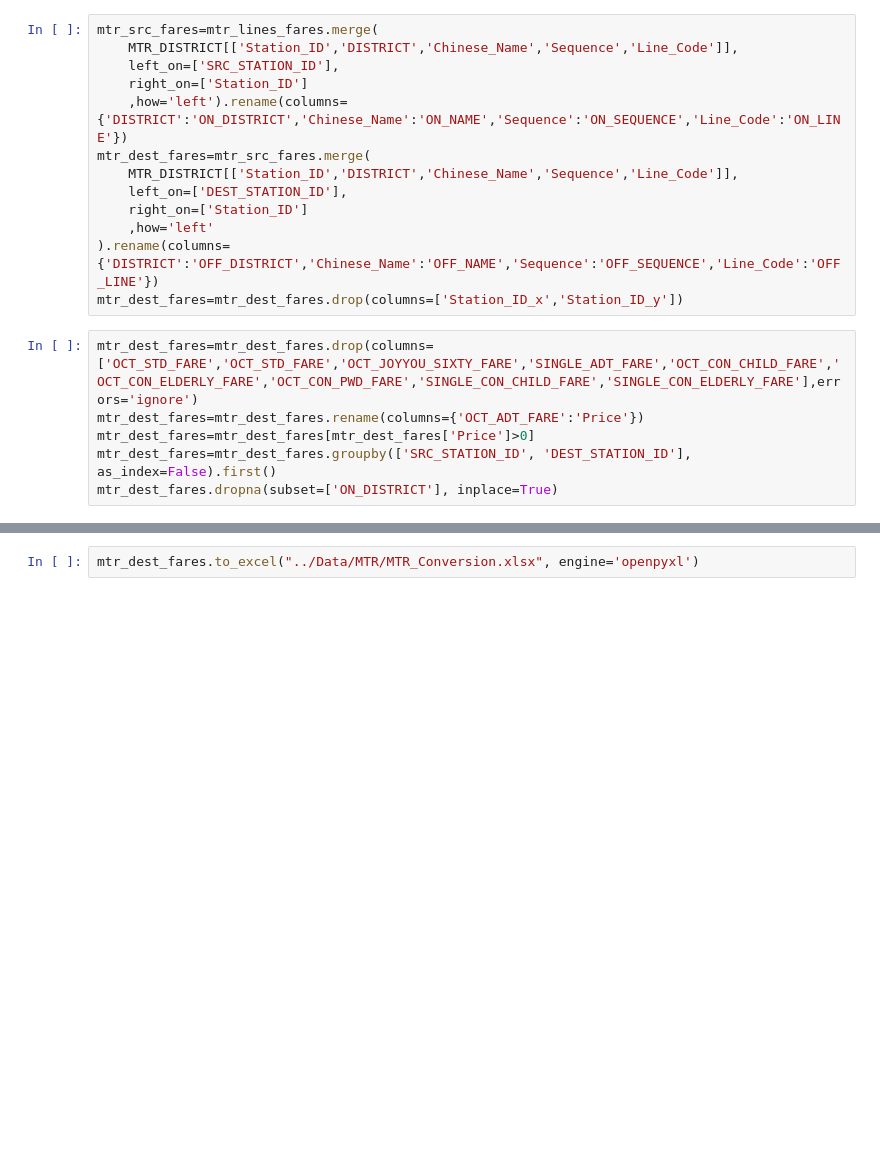
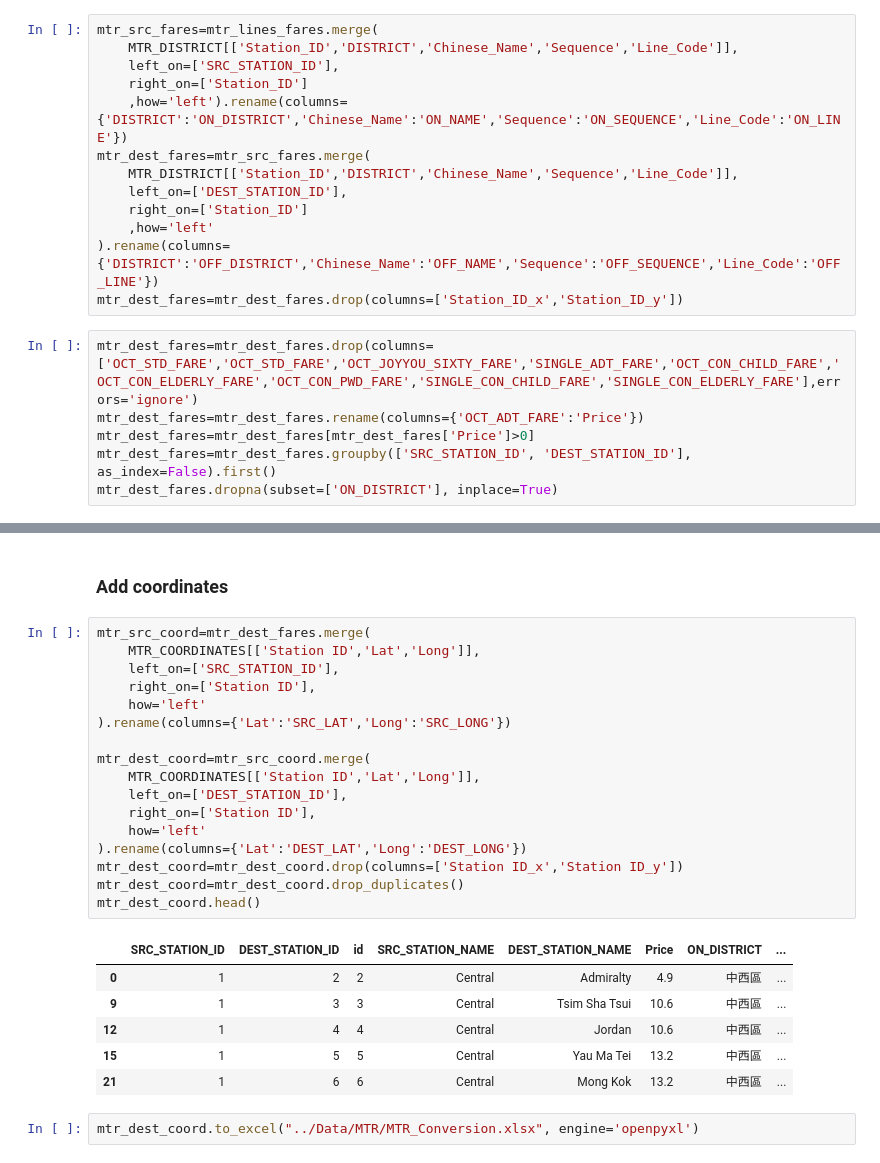
Before and after one commit to feiyiLB/comp3522, a Jupyter notebook: Notebooks/MTR_Conversion.ipynb, the cells around one changed output, grey strips where cells are left out. Saved outputs shown, nothing was run; the diff lists cells and outputs as text; blank space fills up the shorter version.

```diff
--- a/Notebooks/MTR_Conversion.ipynb
+++ b/Notebooks/MTR_Conversion.ipynb
@@ -42,2 +61,28 @@ mtr_dest_fares.dropna(subset=['ON_DISTRICT'], inplace=True)
+# %% [markdown]
+### Add coordinates
+# %%
+mtr_src_coord=mtr_dest_fares.merge(
+    MTR_COORDINATES[['Station ID','Lat','Long']],
+    left_on=['SRC_STATION_ID'],
+    right_on=['Station ID'],
+    how='left'
+).rename(columns={'Lat':'SRC_LAT','Long':'SRC_LONG'})
+
+mtr_dest_coord=mtr_src_coord.merge(
+    MTR_COORDINATES[['Station ID','Lat','Long']],
+    left_on=['DEST_STATION_ID'],
+    right_on=['Station ID'],
+    how='left'
+).rename(columns={'Lat':'DEST_LAT','Long':'DEST_LONG'})
+mtr_dest_coord=mtr_dest_coord.drop(columns=['Station ID_x','Station ID_y'])
+mtr_dest_coord=mtr_dest_coord.drop_duplicates()
+mtr_dest_coord.head()
+# %% [output]
+|  | SRC_STATION_ID | DEST_STATION_ID | id | SRC_STATION_NAME | DEST_STATION_NAME | Price | ON_DISTRICT | ... |
+| 0 | 1 | 2 | 2 | Central | Admiralty | 4.9 | 中西區 | ... |
+| 9 | 1 | 3 | 3 | Central | Tsim Sha Tsui | 10.6 | 中西區 | ... |
+| 12 | 1 | 4 | 4 | Central | Jordan | 10.6 | 中西區 | ... |
+| 15 | 1 | 5 | 5 | Central | Yau Ma Tei | 13.2 | 中西區 | ... |
+| 21 | 1 | 6 | 6 | Central | Mong Kok | 13.2 | 中西區 | ... |
 # %%
-mtr_dest_fares.to_excel("../Data/MTR/MTR_Conversion.xlsx", engine='openpyxl')
+mtr_dest_coord.to_excel("../Data/MTR/MTR_Conversion.xlsx", engine='openpyxl')
```
Also changed, not shown: parts of 6 cells of this notebook, 3 other files.
